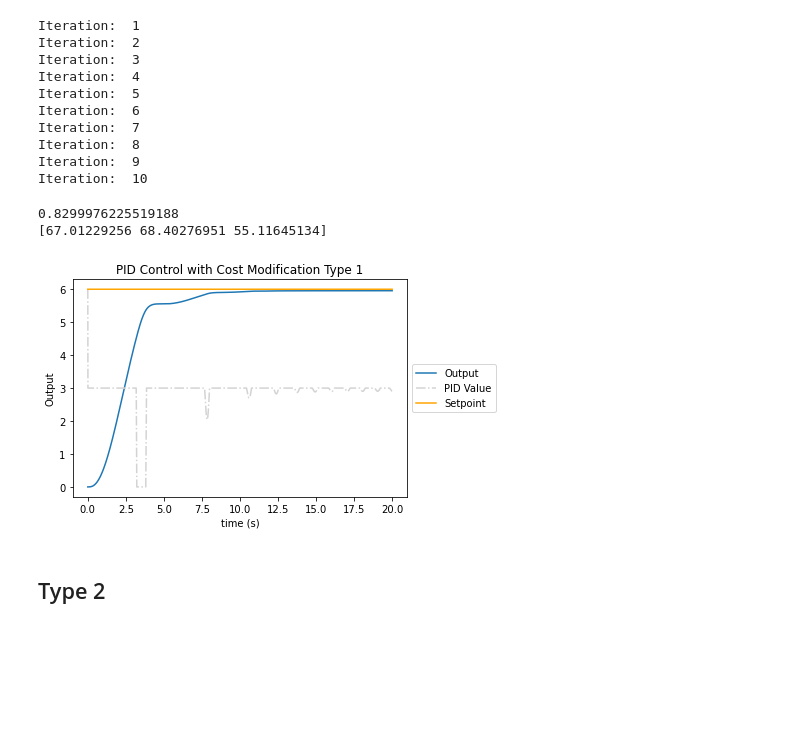
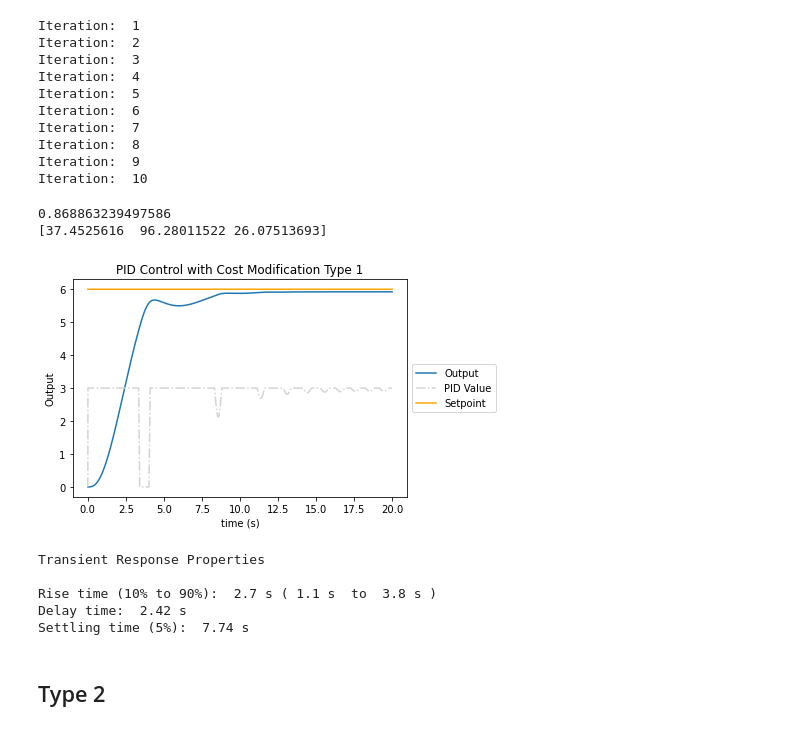
Before and after one commit to Vermillord/KP_Codes, a Jupyter notebook: KP_Notes.ipynb, the cells around one changed output. Saved outputs shown, nothing was run; the diff lists cells and outputs as text; code cells hidden in the pictures; blank space fills up the shorter version.

Commit message:
added transient response properties

```diff
--- a/KP_Notes.ipynb
+++ b/KP_Notes.ipynb
@@ -2043,7 +2086,7 @@ def PIDcostMod(k):
     t_, y_, PID_, err_, u_ = PID_Control(k, -10, 10)
     costval = np.zeros(err_.shape)
     for i in range(1,len(PID_)):
-        costval = err_[i] + 0.01*(PID_[i] - PID_[i-1])/(t_[i] - t[i-1])
+        costval[i] = err_[i] + 0.01*(PID_[i] - PID_[i-1])/(t_[i] - t[i-1])
     return np.mean(costval)
 # %%
 ideaz = BSO(25, 3, 0, 100, 10, PIDcostMod)
@@ -2063,21 +2104,38 @@ t_0, y_0, PID_0, err_0, u_0 = PID_Control(ideaz, 0, 3)
+# %%
+t_3, y_3, PID_3, err_3, u_3 = PID_Control(ideaz, 0, 3)
 # %%
-print(np.mean(err_0))
+print(np.mean(err_3))
 print(ideaz)
 # %% [output]
-0.8299976225519188
-[67.01229256 68.40276951 55.11645134]
+0.868863239497586
+[37.4525616  96.28011522 26.07513693]
 # %%
 plt.title("PID Control with Cost Modification Type 1")
 #plt.xlim(0,5)
 plt.xlabel("time (s)")
 plt.ylabel("Output")
-plt.plot(t_0, y_0, label='Output')
-plt.plot(t_0, PID_0, label='PID Value', color='lightgray', linestyle='-.')
-plt.plot(t_0, u_0, label='Setpoint', color='orange')
+plt.plot(t_3, y_3, label='Output')
+plt.plot(t_3, PID_3, label='PID Value', color='lightgray', linestyle='-.')
+plt.plot(t_3, u_3, label='Setpoint', color='orange')
 plt.legend(loc='center left', bbox_to_anchor=(1, 0.5))
 plt.show()
 # %% [output]
-[figure, old version]
+[figure, new version]
+# %%
+tr1_3 = np.where(y_3 >= 0.1*u[0])[0][0]/100
+tr2_3 = np.where(y_3 >= 0.9*u[0])[0][0]/100
+td_3 = np.where(y_3 >= 0.5*u[0])[0][0]/100
+ts_3 = np.where(y_3 >= u_[0]-0.05*u[0])[0][0]/100
+print("Transient Response Properties\n")
+print("Rise time (10% to 90%): ", round(tr2_3-tr1_3, 2), "s", "(", tr1_3, "s", " to ", tr2_3, "s )")
+print("Delay time: ", td_3, "s")
+print("Settling time (5%): ", ts_3, "s")
+# %% [output]
+Transient Response Properties
+
+Rise time (10% to 90%):  2.7 s ( 1.1 s  to  3.8 s )
+Delay time:  2.42 s
+Settling time (5%):  7.74 s
 # %% [markdown]
 ## Type 2
 # %%
```
Also changed, not shown: parts of 19 cells of this notebook.
